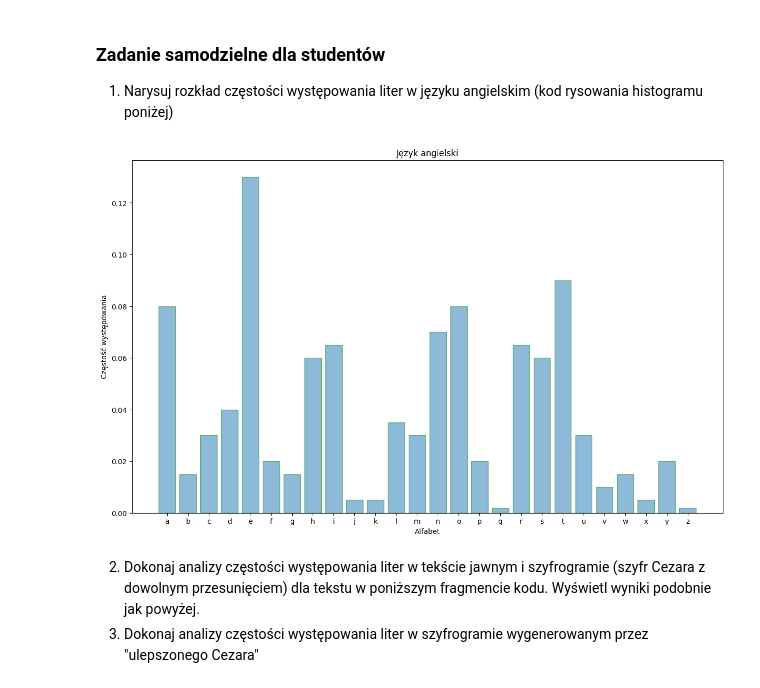
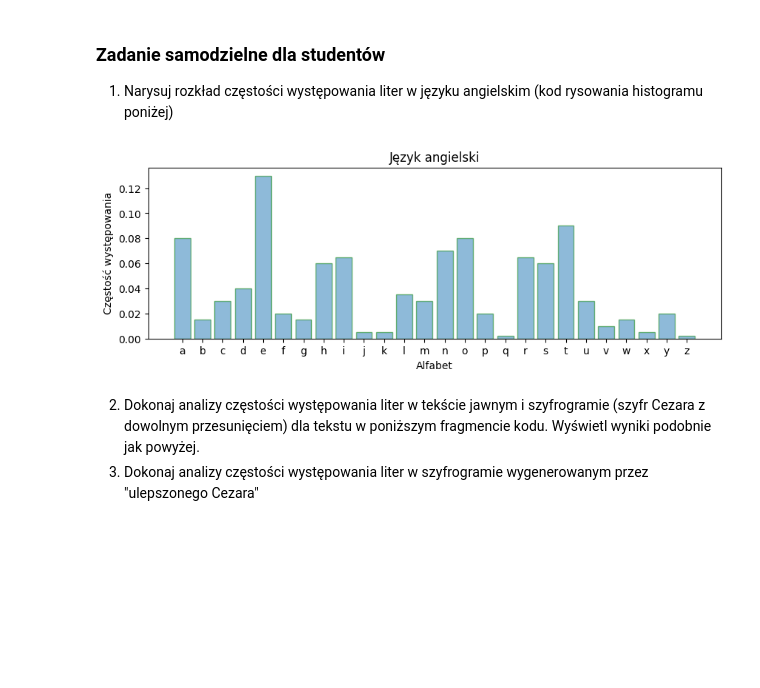
Before and after one commit to proman3419/AGH-WIET-INF-Kryptografia-2022, a Jupyter notebook: Laboratorium-01.ipynb, the cells around one changed output. Cells and saved outputs as stored; diff of their text form; code cells hidden in the pictures; blank space fills up the shorter version.

Commit message:
Changed figsize

```diff
--- a/Laboratorium-01.ipynb
+++ b/Laboratorium-01.ipynb
@@ -96,19 +96,19 @@ W zasadzie kluczową sprawą w obu przypadkach jest znajomość języka, a w gru
 # %%
 from matplotlib import pyplot as plt
 import numpy as np
 
 letters =   ['a',  'b',    'c',   'd',  'e',   'f',   'g',   'h',   'i',   'j',   'k',   'l',    'm',  'n',   'o',   'p',    'q',  'r',   's',   't',   'u',   'v',   'w',   'x',    'y',   'z']
 frequency = [0.080, 0.015, 0.030, 0.040, 0.130, 0.020, 0.015, 0.060, 0.065, 0.005, 0.005, 0.035, 0.030, 0.070, 0.080, 0.020, 0.002, 0.065, 0.060, 0.090, 0.030, 0.010, 0.015, 0.005, 0.020, 0.002]
 labels = np.arange(len(letters))
-plt.figure(figsize=(15,9))
+plt.figure(figsize=(10,3))
 plt.bar(labels, frequency, alpha=0.5, edgecolor="green")
 plt.xlabel('Alfabet')
 plt.xticks(np.arange(26), ('a','b', 'c', 'd', 'e', 'f', 'g', 'h', 'i', 'j', 'k', 'l', 'm', 'n', 'o', 'p', 'q', 'r', 's', 't', 'u', 'v', 'w', 'x', 'y', 'z'))
 plt.title("Język angielski");
 plt.ylabel('Częstość występowania')
 plt.show()
 # %% [output]
-[figure, old version]
+[figure, new version]
 # %% [markdown]
 2. Dokonaj analizy częstości występowania liter w tekście jawnym i szyfrogramie (szyfr Cezara z dowolnym przesunięciem) dla tekstu w poniższym fragmencie kodu. Wyświetl wyniki podobnie jak powyżej.
 3. Dokonaj analizy częstości występowania liter w szyfrogramie wygenerowanym przez "ulepszonego Cezara"
```
Also changed, not shown: parts of 1 cell of this notebook.
